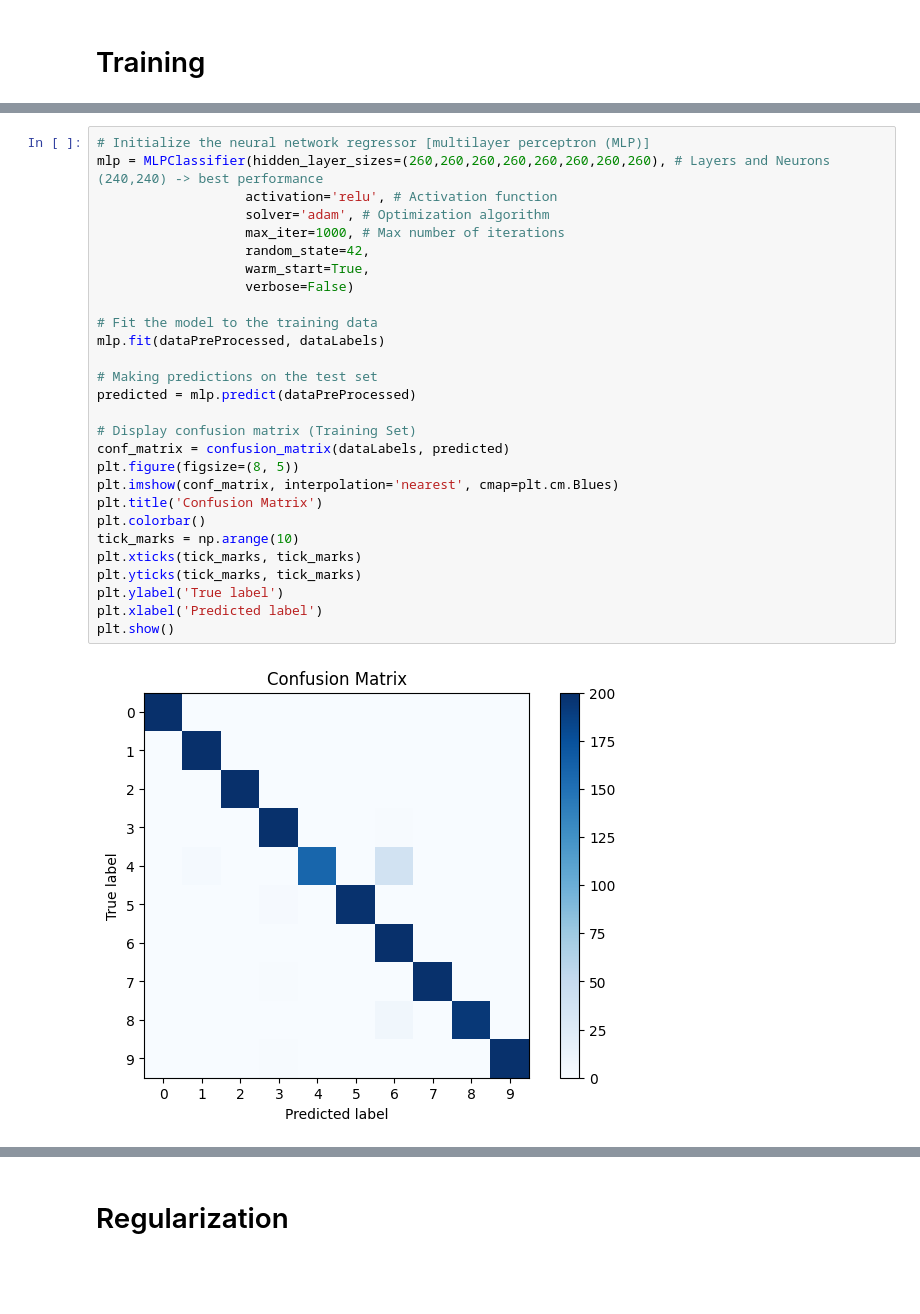
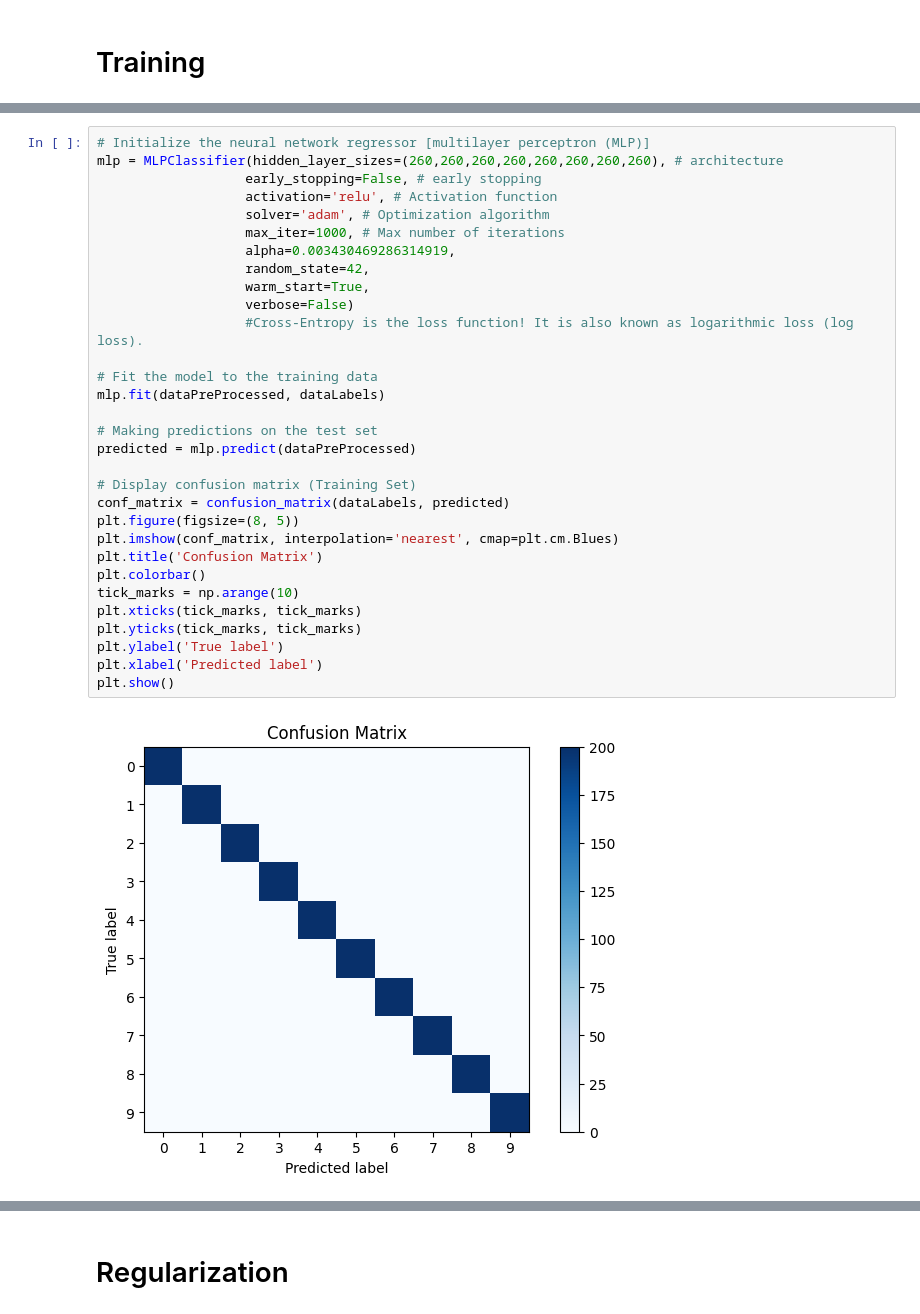
Before and after one commit to Dauboau/Digits_NN, a Jupyter notebook: Digits_NN.ipynb, the cells around one changed output, grey strips where cells are left out. Saved outputs shown, nothing was run; the diff lists cells and outputs as text; blank space fills up the shorter version.

```diff
--- a/Digits_NN.ipynb
+++ b/Digits_NN.ipynb
@@ -73,32 +89,35 @@ Running a search for the best architecture, gen2 (8 layers, 260 neurons) came to
 # %%
 # Initialize the neural network regressor [multilayer perceptron (MLP)]
-mlp = MLPClassifier(hidden_layer_sizes=(260,260,260,260,260,260,260,260), # Layers and Neurons (240,240) -> best performance
+mlp = MLPClassifier(hidden_layer_sizes=(260,260,260,260,260,260,260,260), # architecture
+                   early_stopping=False, # early stopping
                    activation='relu', # Activation function
                    solver='adam', # Optimization algorithm
                    max_iter=1000, # Max number of iterations
+                   alpha=0.003430469286314919,
                    random_state=42,
                    warm_start=True,
                    verbose=False)
+                   #Cross-Entropy is the loss function! It is also known as logarithmic loss (log loss).
 
 # Fit the model to the training data
 mlp.fit(dataPreProcessed, dataLabels)
 
 # Making predictions on the test set
 predicted = mlp.predict(dataPreProcessed)
 
 # Display confusion matrix (Training Set)
 conf_matrix = confusion_matrix(dataLabels, predicted)
 plt.figure(figsize=(8, 5))
 plt.imshow(conf_matrix, interpolation='nearest', cmap=plt.cm.Blues)
 plt.title('Confusion Matrix')
 plt.colorbar()
 tick_marks = np.arange(10)
 plt.xticks(tick_marks, tick_marks)
 plt.yticks(tick_marks, tick_marks)
 plt.ylabel('True label')
 plt.xlabel('Predicted label')
 plt.show()
 # %% [output]
-[figure, old version]
+[figure, new version]
 # %%
 # Evaluate the performance
```
Also changed, not shown: parts of 6 cells of this notebook, 2 other files.
